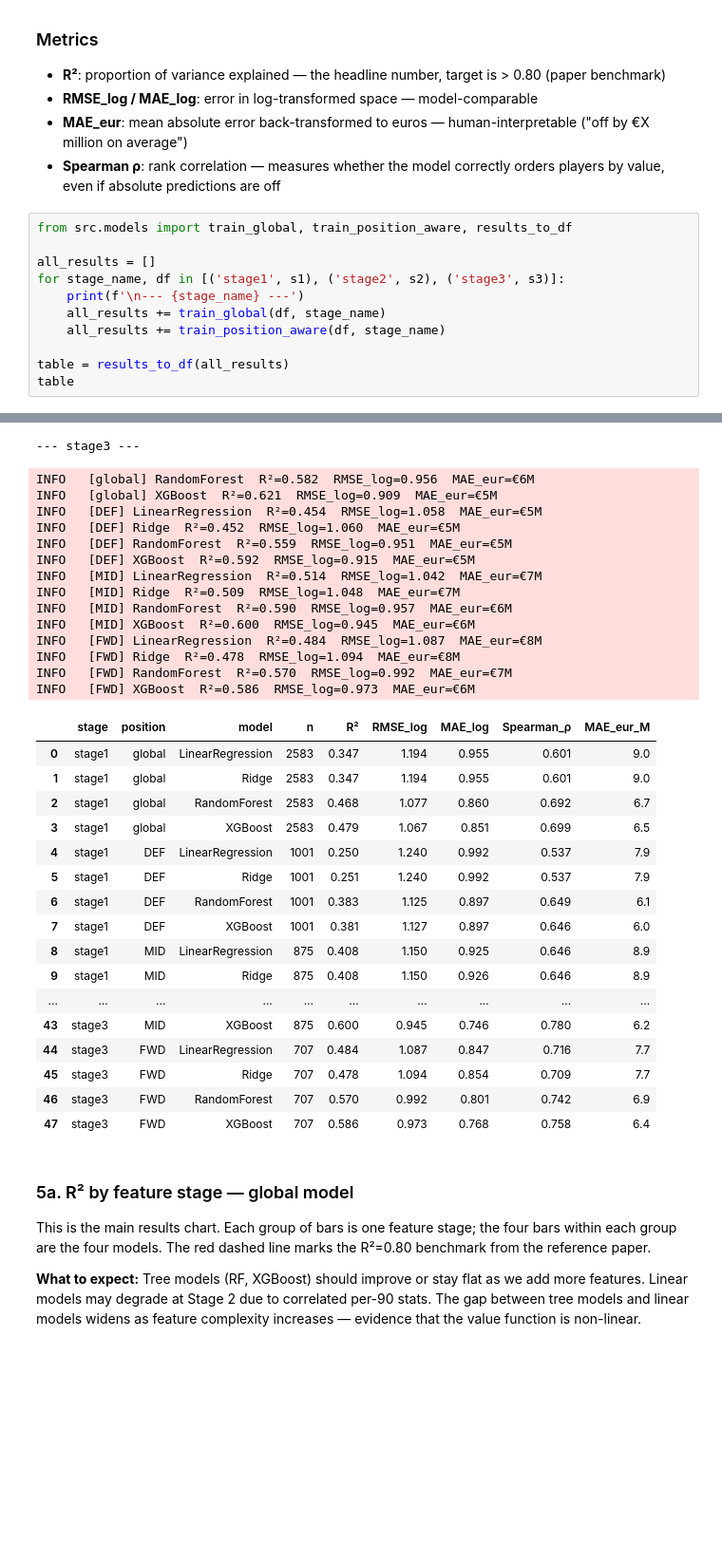
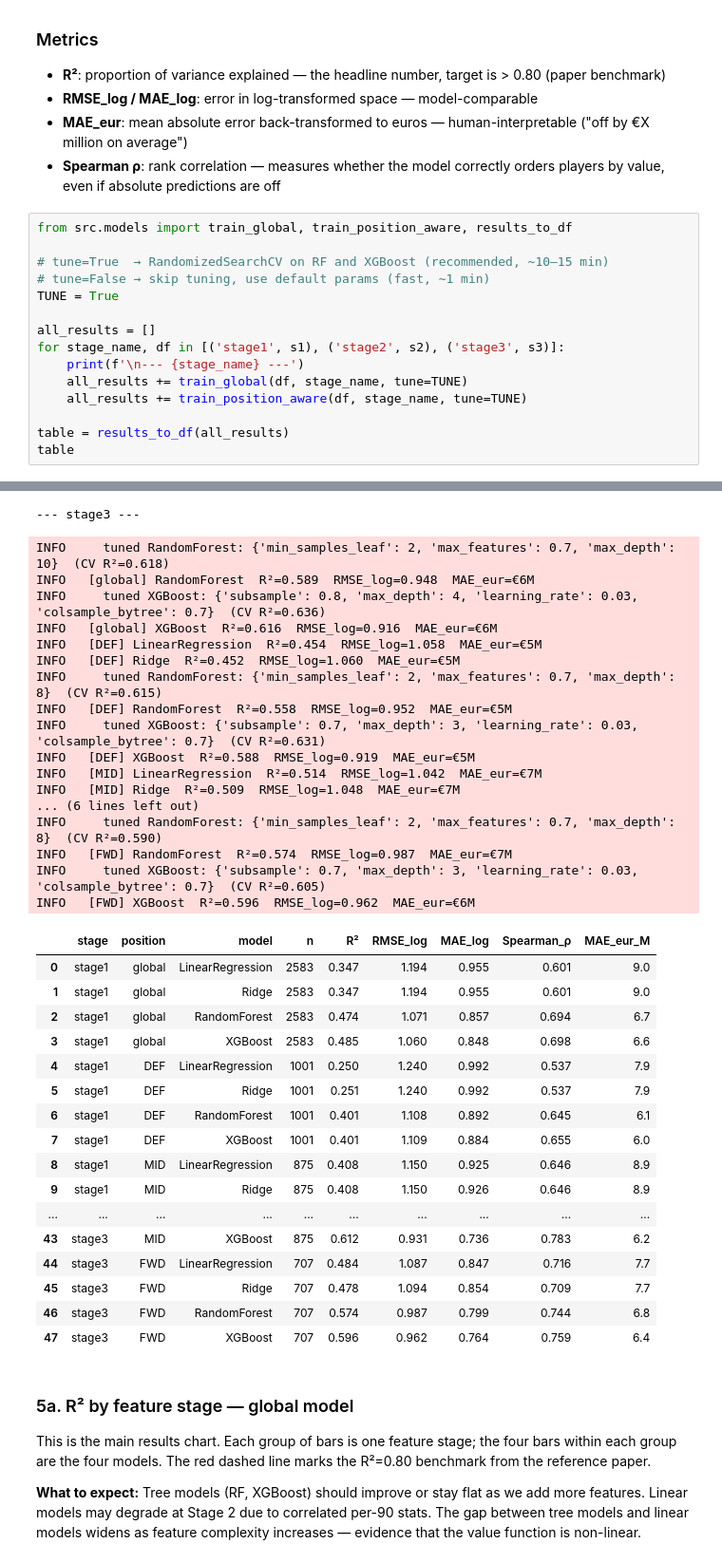
Before and after one commit to DennisJohansson423/football-market-value-prediction, a Jupyter notebook: notebooks/analysis.ipynb, the cells around one changed output, grey strips where cells are left out. Shown at 95% size. Cells and saved outputs as stored; diff of their text form; blank space fills up the shorter version.

Commit message:
feat: add hyperparameter tuning

```diff
--- a/notebooks/analysis.ipynb
+++ b/notebooks/analysis.ipynb
@@ -355,12 +355,16 @@ Stage 3: 7808 player-seasons, 29 features
 - **Spearman ρ**: rank correlation — measures whether the model correctly orders players by value, even if absolute predictions are off
 # %%
 from src.models import train_global, train_position_aware, results_to_df
+
+# tune=True  → RandomizedSearchCV on RF and XGBoost (recommended, ~10–15 min)
+# tune=False → skip tuning, use default params (fast, ~1 min)
+TUNE = True
 
 all_results = []
 for stage_name, df in [('stage1', s1), ('stage2', s2), ('stage3', s3)]:
     print(f'\n--- {stage_name} ---')
-    all_results += train_global(df, stage_name)
-    all_results += train_position_aware(df, stage_name)
+    all_results += train_global(df, stage_name, tune=TUNE)
+    all_results += train_position_aware(df, stage_name, tune=TUNE)
 
 table = results_to_df(all_results)
 table
@@ -402,37 +408,40 @@ INFO   [FWD] XGBoost  R²=0.516  RMSE_log=1.053  MAE_eur=€7M
 INFO   [global] LinearRegression  R²=0.485  RMSE_log=1.061  MAE_eur=€7M
 INFO   [global] Ridge  R²=0.484  RMSE_log=1.061  MAE_eur=€7M
 --- stage3 ---
-INFO   [global] RandomForest  R²=0.582  RMSE_log=0.956  MAE_eur=€6M
-INFO   [global] XGBoost  R²=0.621  RMSE_log=0.909  MAE_eur=€5M
+INFO     tuned RandomForest: {'min_samples_leaf': 2, 'max_features': 0.7, 'max_depth': 10}  (CV R²=0.618)
+INFO   [global] RandomForest  R²=0.589  RMSE_log=0.948  MAE_eur=€6M
+INFO     tuned XGBoost: {'subsample': 0.8, 'max_depth': 4, 'learning_rate': 0.03, 'colsample_bytree': 0.7}  (CV R²=0.636)
+INFO   [global] XGBoost  R²=0.616  RMSE_log=0.916  MAE_eur=€6M
 INFO   [DEF] LinearRegression  R²=0.454  RMSE_log=1.058  MAE_eur=€5M
 INFO   [DEF] Ridge  R²=0.452  RMSE_log=1.060  MAE_eur=€5M
-INFO   [DEF] RandomForest  R²=0.559  RMSE_log=0.951  MAE_eur=€5M
-INFO   [DEF] XGBoost  R²=0.592  RMSE_log=0.915  MAE_eur=€5M
+INFO     tuned RandomForest: {'min_samples_leaf': 2, 'max_features': 0.7, 'max_depth': 8}  (CV R²=0.615)
+INFO   [DEF] RandomForest  R²=0.558  RMSE_log=0.952  MAE_eur=€5M
+INFO     tuned XGBoost: {'subsample': 0.7, 'max_depth': 3, 'learning_rate': 0.03, 'colsample_bytree': 0.7}  (CV R²=0.631)
+INFO   [DEF] XGBoost  R²=0.588  RMSE_log=0.919  MAE_eur=€5M
 INFO   [MID] LinearRegression  R²=0.514  RMSE_log=1.042  MAE_eur=€7M
 INFO   [MID] Ridge  R²=0.509  RMSE_log=1.048  MAE_eur=€7M
-INFO   [MID] RandomForest  R²=0.590  RMSE_log=0.957  MAE_eur=€6M
-INFO   [MID] XGBoost  R²=0.600  RMSE_log=0.945  MAE_eur=€6M
-INFO   [FWD] LinearRegression  R²=0.484  RMSE_log=1.087  MAE_eur=€8M
-INFO   [FWD] Ridge  R²=0.478  RMSE_log=1.094  MAE_eur=€8M
-INFO   [FWD] RandomForest  R²=0.570  RMSE_log=0.992  MAE_eur=€7M
-INFO   [FWD] XGBoost  R²=0.586  RMSE_log=0.973  MAE_eur=€6M
+... (6 lines left out)
+INFO     tuned RandomForest: {'min_samples_leaf': 2, 'max_features': 0.7, 'max_depth': 8}  (CV R²=0.590)
+INFO   [FWD] RandomForest  R²=0.574  RMSE_log=0.987  MAE_eur=€7M
+INFO     tuned XGBoost: {'subsample': 0.7, 'max_depth': 3, 'learning_rate': 0.03, 'colsample_bytree': 0.7}  (CV R²=0.605)
+INFO   [FWD] XGBoost  R²=0.596  RMSE_log=0.962  MAE_eur=€6M
 |  | stage | position | model | n | R² | RMSE_log | MAE_log | Spearman_ρ | MAE_eur_M |
 | 0 | stage1 | global | LinearRegression | 2583 | 0.347 | 1.194 | 0.955 | 0.601 | 9.0 |
 | 1 | stage1 | global | Ridge | 2583 | 0.347 | 1.194 | 0.955 | 0.601 | 9.0 |
-| 2 | stage1 | global | RandomForest | 2583 | 0.468 | 1.077 | 0.860 | 0.692 | 6.7 |
-| 3 | stage1 | global | XGBoost | 2583 | 0.479 | 1.067 | 0.851 | 0.699 | 6.5 |
+| 2 | stage1 | global | RandomForest | 2583 | 0.474 | 1.071 | 0.857 | 0.694 | 6.7 |
+| 3 | stage1 | global | XGBoost | 2583 | 0.485 | 1.060 | 0.848 | 0.698 | 6.6 |
 | 4 | stage1 | DEF | LinearRegression | 1001 | 0.250 | 1.240 | 0.992 | 0.537 | 7.9 |
 | 5 | stage1 | DEF | Ridge | 1001 | 0.251 | 1.240 | 0.992 | 0.537 | 7.9 |
-| 6 | stage1 | DEF | RandomForest | 1001 | 0.383 | 1.125 | 0.897 | 0.649 | 6.1 |
-| 7 | stage1 | DEF | XGBoost | 1001 | 0.381 | 1.127 | 0.897 | 0.646 | 6.0 |
+| 6 | stage1 | DEF | RandomForest | 1001 | 0.401 | 1.108 | 0.892 | 0.645 | 6.1 |
+| 7 | stage1 | DEF | XGBoost | 1001 | 0.401 | 1.109 | 0.884 | 0.655 | 6.0 |
 | 8 | stage1 | MID | LinearRegression | 875 | 0.408 | 1.150 | 0.925 | 0.646 | 8.9 |
 | 9 | stage1 | MID | Ridge | 875 | 0.408 | 1.150 | 0.926 | 0.646 | 8.9 |
 | ... | ... | ... | ... | ... | ... | ... | ... | ... | ... |
-| 43 | stage3 | MID | XGBoost | 875 | 0.600 | 0.945 | 0.746 | 0.780 | 6.2 |
+| 43 | stage3 | MID | XGBoost | 875 | 0.612 | 0.931 | 0.736 | 0.783 | 6.2 |
 | 44 | stage3 | FWD | LinearRegression | 707 | 0.484 | 1.087 | 0.847 | 0.716 | 7.7 |
 | 45 | stage3 | FWD | Ridge | 707 | 0.478 | 1.094 | 0.854 | 0.709 | 7.7 |
-| 46 | stage3 | FWD | RandomForest | 707 | 0.570 | 0.992 | 0.801 | 0.742 | 6.9 |
-| 47 | stage3 | FWD | XGBoost | 707 | 0.586 | 0.973 | 0.768 | 0.758 | 6.4 |
+| 46 | stage3 | FWD | RandomForest | 707 | 0.574 | 0.987 | 0.799 | 0.744 | 6.8 |
+| 47 | stage3 | FWD | XGBoost | 707 | 0.596 | 0.962 | 0.764 | 0.759 | 6.4 |
 # %% [markdown]
 ### 5a. R² by feature stage — global model
 
```
Also changed, not shown: parts of 4 cells of this notebook, 1 other file.
